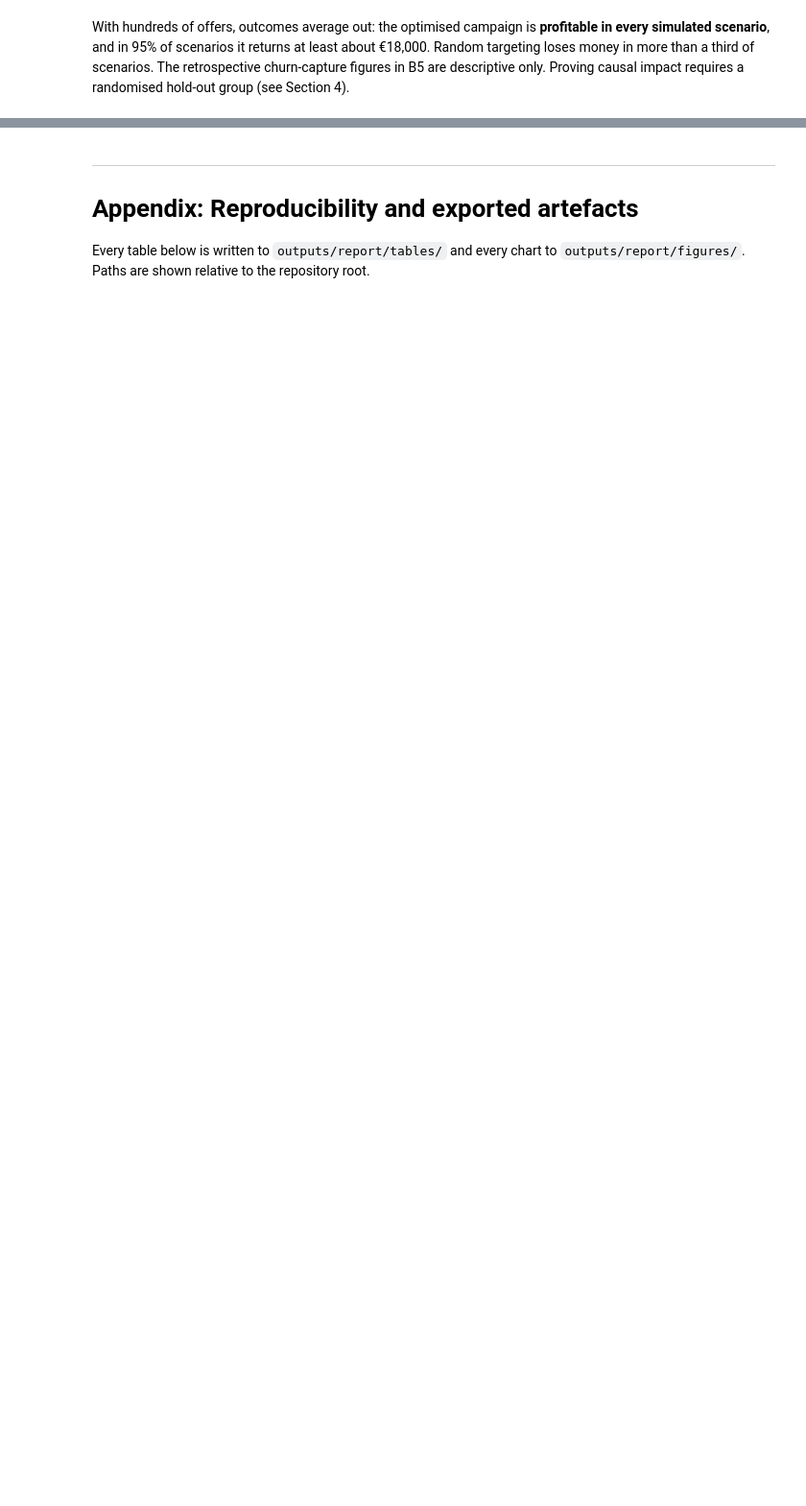
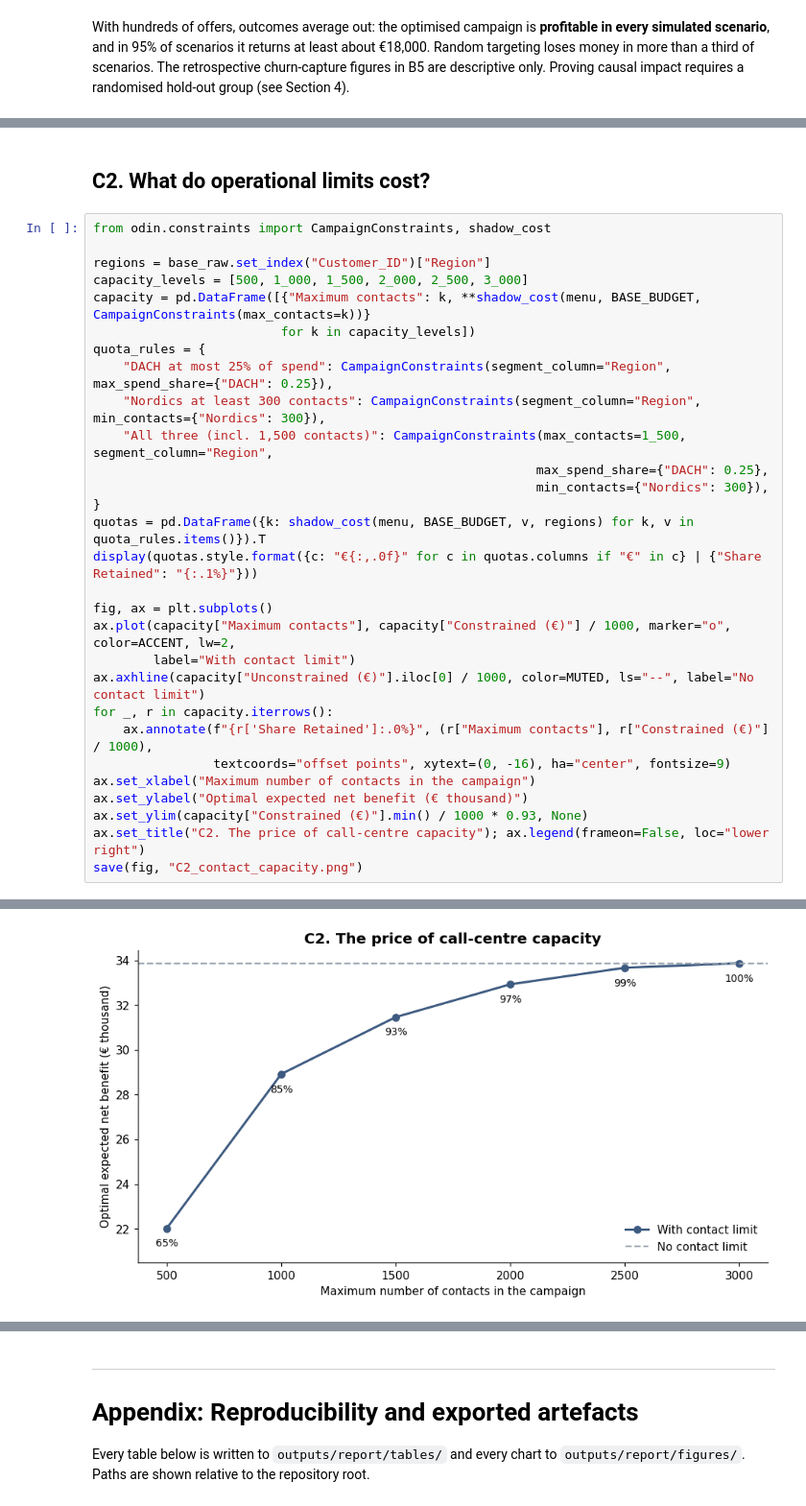
Before and after one commit to afroozmohandesian/churn-retention-optimizer, a Jupyter notebook: notebooks/Project_Odin_Report.ipynb, the cells around one changed output, grey strips where cells are left out. Shown at 96% size. Saved outputs shown, nothing was run; the diff lists cells and outputs as text; blank space fills up the shorter version.

```diff
--- a/notebooks/Project_Odin_Report.ipynb
+++ b/notebooks/Project_Odin_Report.ipynb
@@ -672,0 +733,32 @@ With hundreds of offers, outcomes average out: the optimised campaign is **profi
+# %% [markdown]
+## C2. What do operational limits cost?
+# %%
+from odin.constraints import CampaignConstraints, shadow_cost
+
+regions = base_raw.set_index("Customer_ID")["Region"]
+capacity_levels = [500, 1_000, 1_500, 2_000, 2_500, 3_000]
+capacity = pd.DataFrame([{"Maximum contacts": k, **shadow_cost(menu, BASE_BUDGET, CampaignConstraints(max_contacts=k))}
+                         for k in capacity_levels])
+quota_rules = {
+    "DACH at most 25% of spend": CampaignConstraints(segment_column="Region", max_spend_share={"DACH": 0.25}),
+    "Nordics at least 300 contacts": CampaignConstraints(segment_column="Region", min_contacts={"Nordics": 300}),
+    "All three (incl. 1,500 contacts)": CampaignConstraints(max_contacts=1_500, segment_column="Region",
+                                                           max_spend_share={"DACH": 0.25},
+                                                           min_contacts={"Nordics": 300}),
+}
+quotas = pd.DataFrame({k: shadow_cost(menu, BASE_BUDGET, v, regions) for k, v in quota_rules.items()}).T
+display(quotas.style.format({c: "€{:,.0f}" for c in quotas.columns if "€" in c} | {"Share Retained": "{:.1%}"}))
+
+fig, ax = plt.subplots()
+ax.plot(capacity["Maximum contacts"], capacity["Constrained (€)"] / 1000, marker="o", color=ACCENT, lw=2,
+        label="With contact limit")
+ax.axhline(capacity["Unconstrained (€)"].iloc[0] / 1000, color=MUTED, ls="--", label="No contact limit")
+for _, r in capacity.iterrows():
+    ax.annotate(f"{r['Share Retained']:.0%}", (r["Maximum contacts"], r["Constrained (€)"] / 1000),
+                textcoords="offset points", xytext=(0, -16), ha="center", fontsize=9)
+ax.set_xlabel("Maximum number of contacts in the campaign")
+ax.set_ylabel("Optimal expected net benefit (€ thousand)")
+ax.set_ylim(capacity["Constrained (€)"].min() / 1000 * 0.93, None)
+ax.set_title("C2. The price of call-centre capacity"); ax.legend(frameon=False, loc="lower right")
+save(fig, "C2_contact_capacity.png")
+# %% [output]
@@ -672,0 +769 @@ With hundreds of offers, outcomes average out: the optimised campaign is **profi
+[figure, added]
```
Also changed, not shown: parts of 13 cells of this notebook, 10 other files.
